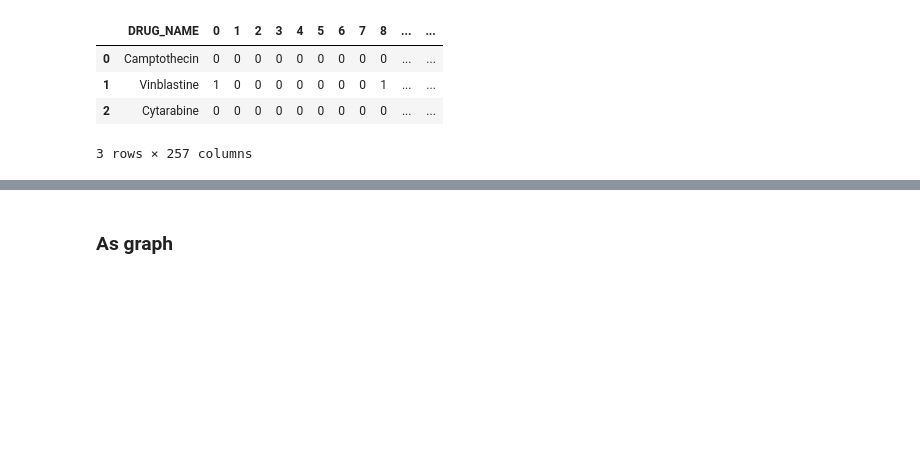
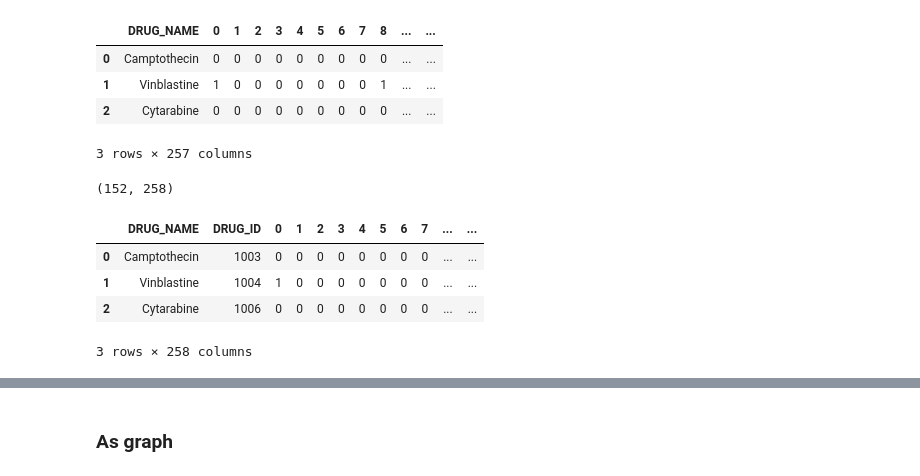
Before and after one commit to PeeteKeesel/gnn-for-drug-response-prediction, a Jupyter notebook: notebooks/dataset_creations.ipynb, the cells around one changed output, grey strips where cells are left out. Saved outputs shown, nothing was run; the diff lists cells and outputs as text; code cells hidden in the pictures; blank space fills up the shorter version.

```diff
--- a/notebooks/dataset_creations.ipynb
+++ b/notebooks/dataset_creations.ipynb
@@ -1771,3 +1771,18 @@ drug_name_fps_df.head(3)
 | 1 | Vinblastine | 1 | 0 | 0 | 0 | 0 | 0 | 0 | 0 | 1 | ... | ... |
 | 2 | Cytarabine | 0 | 0 | 0 | 0 | 0 | 0 | 0 | 0 | 0 | ... | ... |
 3 rows × 257 columns
+# %%
+drug_id_fps_df = pd.merge(left=drug_name_fps_df,
+                     right=drmGDSC2[['DRUG_NAME', 'DRUG_ID']],
+                     how='left', on=['DRUG_NAME']).drop_duplicates()
+drug_id_fps_df.reset_index(inplace=True, drop=True)
+drug_id_fps_df.insert(1, 'DRUG_ID', drug_id_fps_df.pop('DRUG_ID'))
+print(drug_id_fps_df.shape)
+drug_id_fps_df.head(3)
+# %% [output]
+(152, 258)
+|  | DRUG_NAME | DRUG_ID | 0 | 1 | 2 | 3 | 4 | 5 | 6 | 7 | ... | ... |
+| 0 | Camptothecin | 1003 | 0 | 0 | 0 | 0 | 0 | 0 | 0 | 0 | ... | ... |
+| 1 | Vinblastine | 1004 | 1 | 0 | 0 | 0 | 0 | 0 | 0 | 0 | ... | ... |
+| 2 | Cytarabine | 1006 | 0 | 0 | 0 | 0 | 0 | 0 | 0 | 0 | ... | ... |
+3 rows × 258 columns
```
Also changed, not shown: parts of 6 cells of this notebook, 3 other files.
